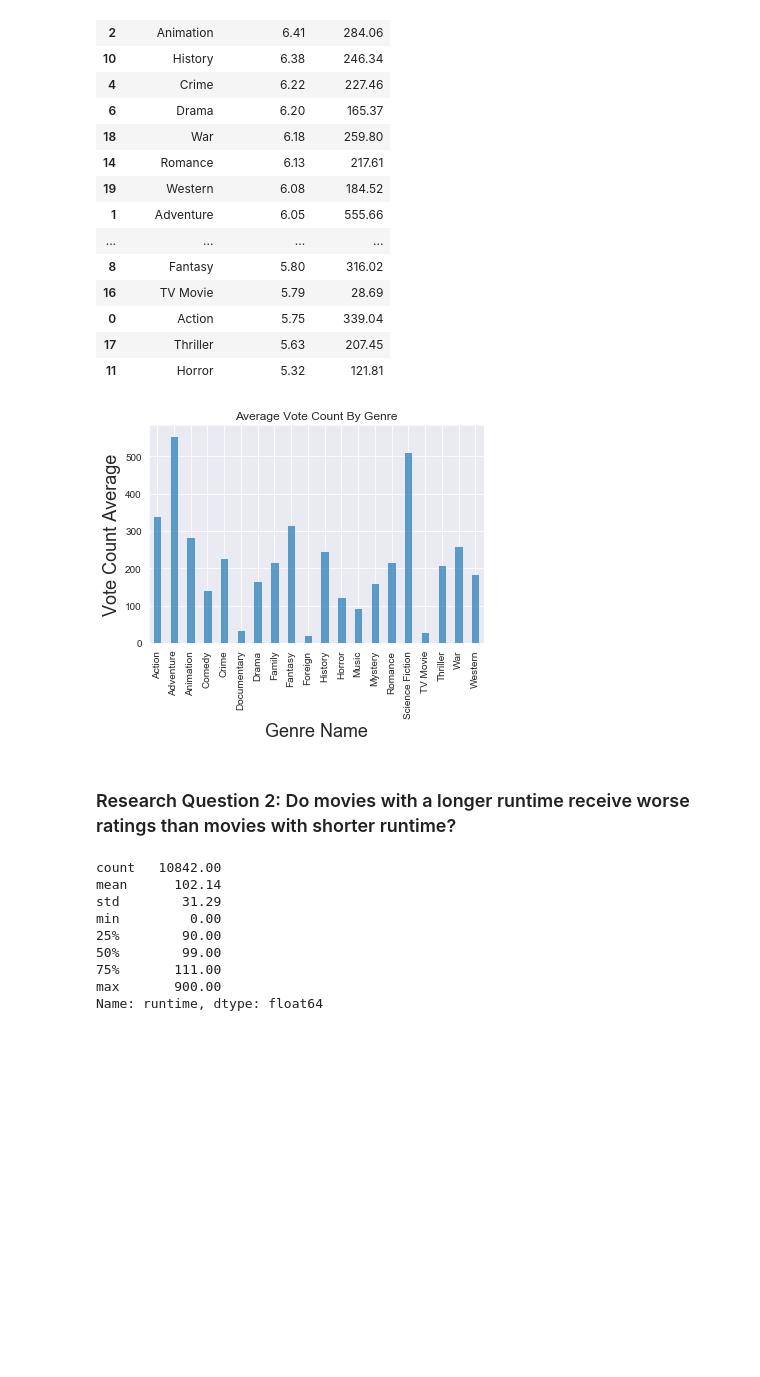
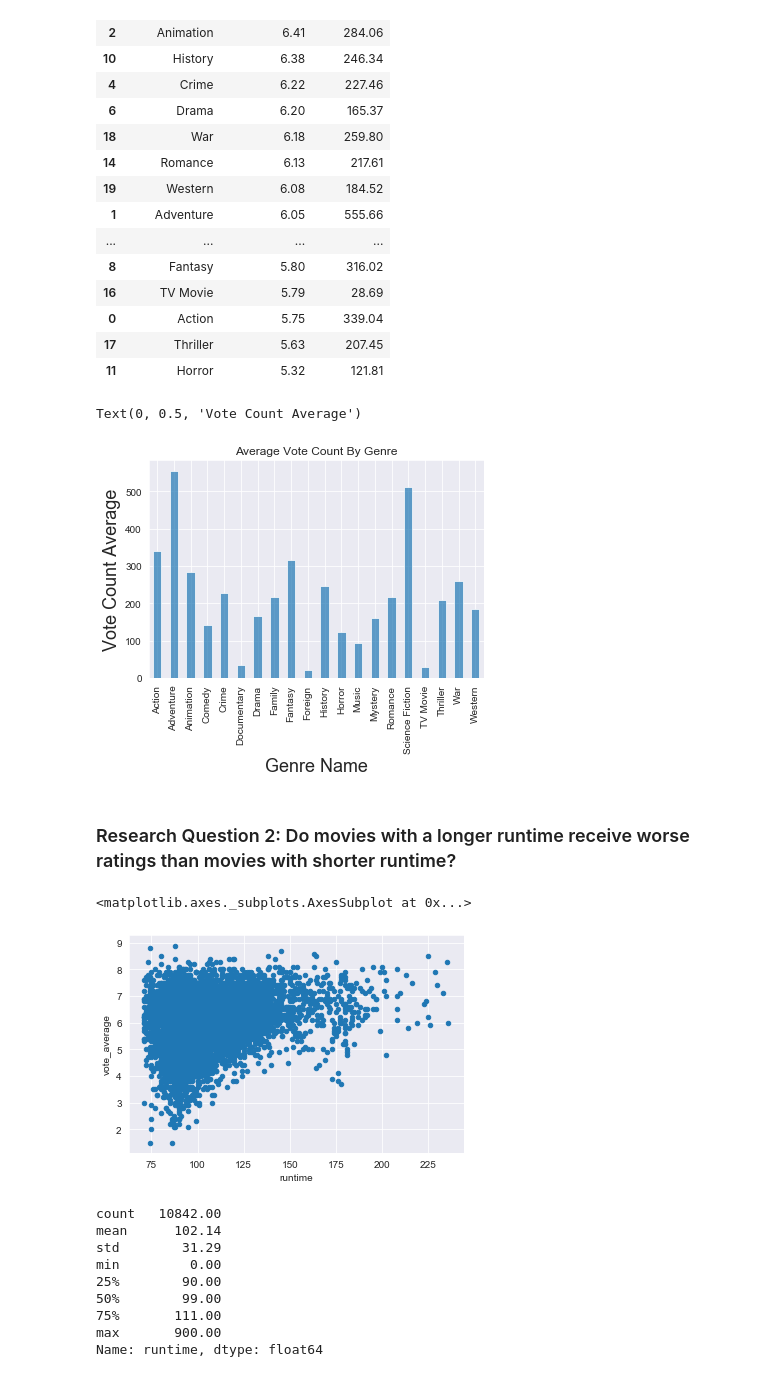
Before and after one commit to PhilipKarns/tmdb_movies, a Jupyter notebook: investigate-tmdb-movie-dataset.ipynb, the cells around one changed output. Drawn from its saved outputs; the diff is of its cells as text; code cells hidden in the pictures; blank space fills up the shorter version.

Commit message:
finished charts for data explorations

```diff
--- a/investigate-tmdb-movie-dataset.ipynb
+++ b/investigate-tmdb-movie-dataset.ipynb
@@ -365,8 +367,8 @@ genre_ratings_count.plot(kind='bar', title='Average Vote Count By Genre', alpha=
 
 plt.xlabel('Genre Name', fontsize=18)
 plt.ylabel('Vote Count Average', fontsize=18)
-sns.set_style('darkgrid')
 # %% [output]
+Text(0, 0.5, 'Vote Count Average')
 [figure]
 # %% [markdown]
 ### Research Question 2: Do movies with a longer runtime receive worse ratings than movies with shorter runtime?
@@ -374,6 +376,12 @@ sns.set_style('darkgrid')
 # Continue to explore the data to address your additional research
 #   questions. Add more headers as needed if you have more questions to
 #   investigate.
+# %%
+movies_to_plot = df_movies.query('runtime < 240 & runtime > 70')
+movies_to_plot.plot(x='runtime', y='vote_average', kind='scatter')
+# %% [output]
+<matplotlib.axes._subplots.AxesSubplot at 0x...>
+[figure, added]
 # %%
 #check descriptive stats on movie runtime
 df_movies.runtime.describe()
```
Also changed, not shown: parts of 17 cells of this notebook.
